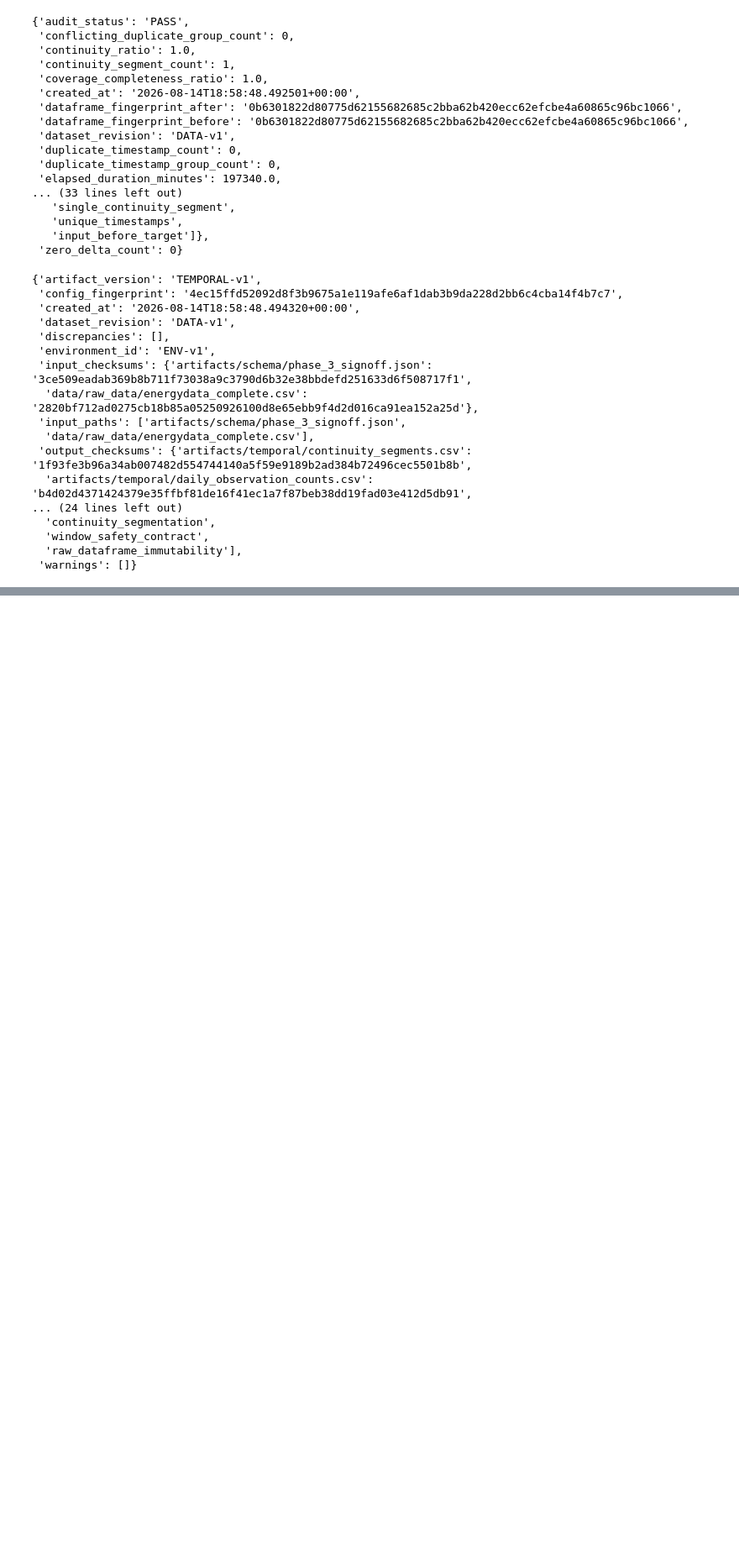
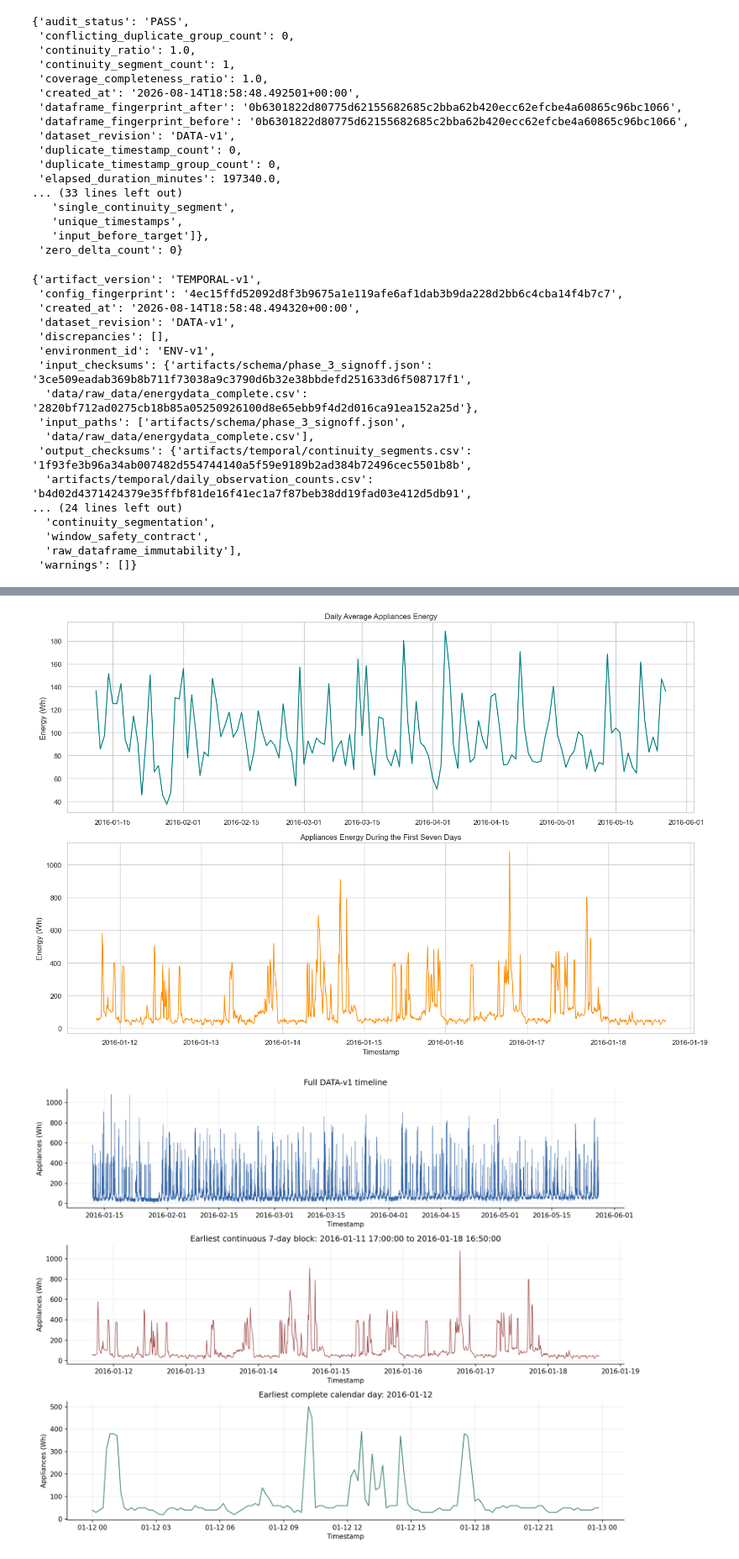
Before and after one commit to TiCoder-coder/TOTAL_LABPARACTICE_FOR_DEEP_LEARNING, a Jupyter notebook: COURSE_WORK/notebook_course_work/CourseWork.ipynb, the cells around one changed output, grey strips where cells are left out. Shown at 84% size. Cells and saved outputs as stored; diff of their text form; code cells hidden in the pictures; blank space fills up the shorter version.

```diff
--- a/COURSE_WORK/notebook_course_work/CourseWork.ipynb
+++ b/COURSE_WORK/notebook_course_work/CourseWork.ipynb
@@ -285,0 +478,18 @@ The validated workflow stops before feature engineering, chronological splitting
+# %%
+df_time = df.set_index("date")
+daily_average = df_time["Appliances"].resample("D").mean()
+first_week = df_time.iloc[:1008]
+figure, axes = plt.subplots(2, 1, figsize=(15, 10))
+axes[0].plot(daily_average.index, daily_average.values, color="teal", linewidth=1.5)
+axes[0].set_title("Daily Average Appliances Energy")
+axes[0].set_ylabel("Energy (Wh)")
+axes[1].plot(first_week.index, first_week["Appliances"], color="darkorange", linewidth=1.2)
+axes[1].set_title("Appliances Energy During the First Seven Days")
+axes[1].set_xlabel("Timestamp")
+axes[1].set_ylabel("Energy (Wh)")
+figure.tight_layout()
+display_figure(figure)
+display(Image(filename=eda_figure_root / "EDA_04_target_timeline.png"))
+# %% [output]
+[figure, added]
+[figure, added]
```
Also changed, not shown: parts of 36 cells of this notebook, 21 other files.
